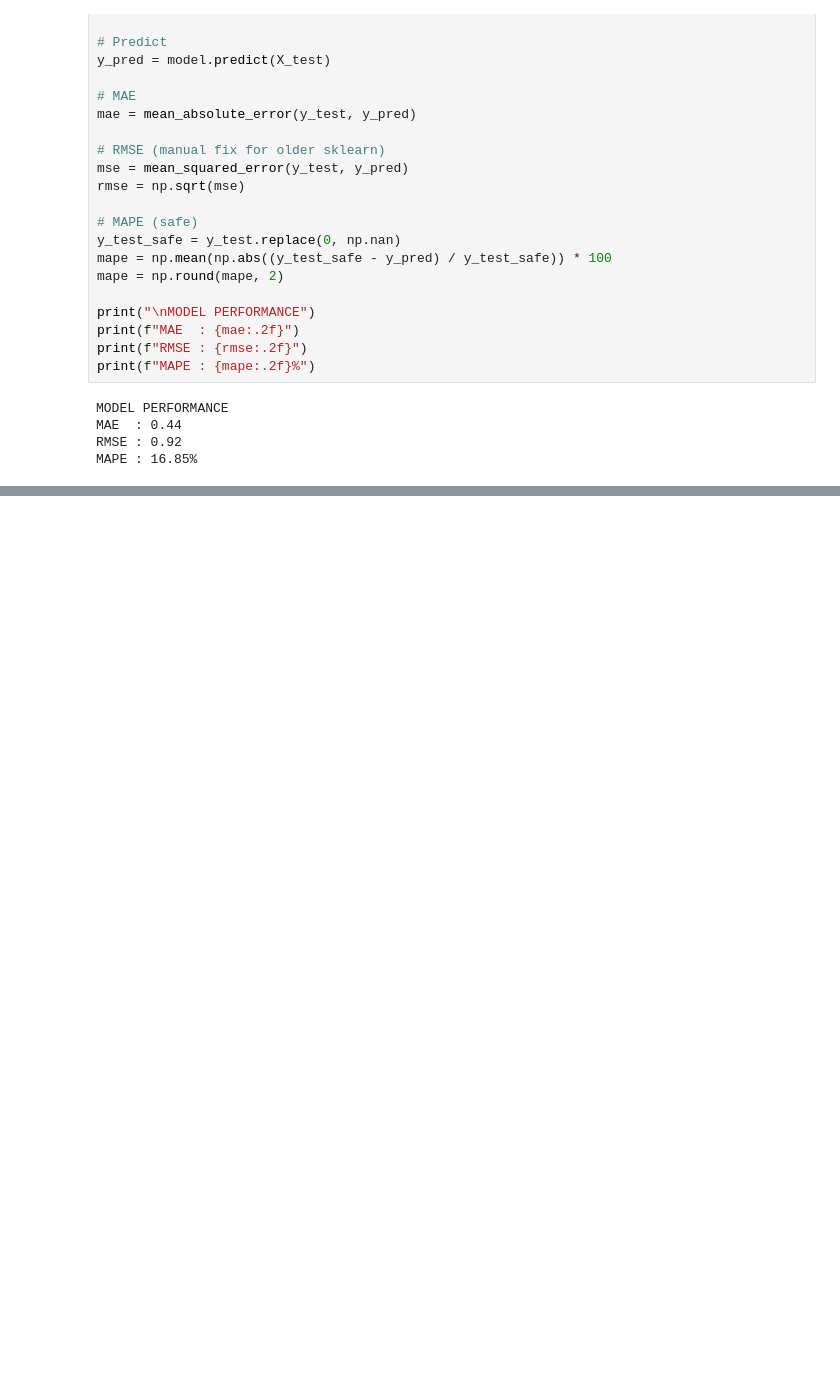
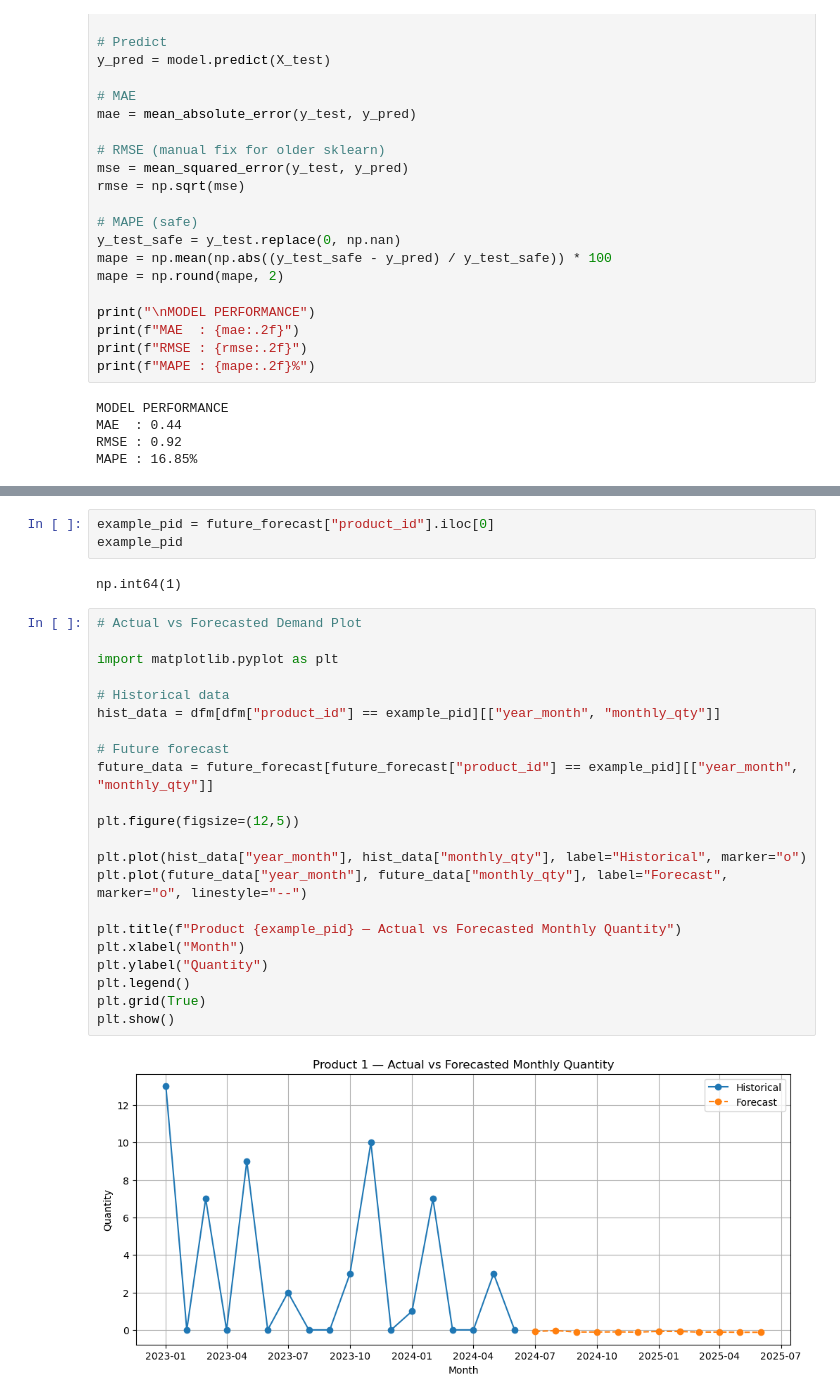
Before and after one commit to LinetLydia/Sales_and_Inventory_Forecasting_System, a Jupyter notebook: index.ipynb, the cells around one changed output, grey strips where cells are left out. Cells and saved outputs as stored; diff of their text form; blank space fills up the shorter version.

```diff
--- a/index.ipynb
+++ b/index.ipynb
@@ -1818,0 +1938,29 @@ future_forecast.head()
+# %%
+example_pid = future_forecast["product_id"].iloc[0]
+example_pid
+# %% [output]
+np.int64(1)
+# %%
+# Actual vs Forecasted Demand Plot
+
+import matplotlib.pyplot as plt
+
+# Historical data
+hist_data = dfm[dfm["product_id"] == example_pid][["year_month", "monthly_qty"]]
+
+# Future forecast
+future_data = future_forecast[future_forecast["product_id"] == example_pid][["year_month", "monthly_qty"]]
+
+plt.figure(figsize=(12,5))
+
+plt.plot(hist_data["year_month"], hist_data["monthly_qty"], label="Historical", marker="o")
+plt.plot(future_data["year_month"], future_data["monthly_qty"], label="Forecast", marker="o", linestyle="--")
+
+plt.title(f"Product {example_pid} — Actual vs Forecasted Monthly Quantity")
+plt.xlabel("Month")
+plt.ylabel("Quantity")
+plt.legend()
+plt.grid(True)
+plt.show()
+# %% [output]
+[figure, added]
```
Also changed, not shown: parts of 8 cells of this notebook.
